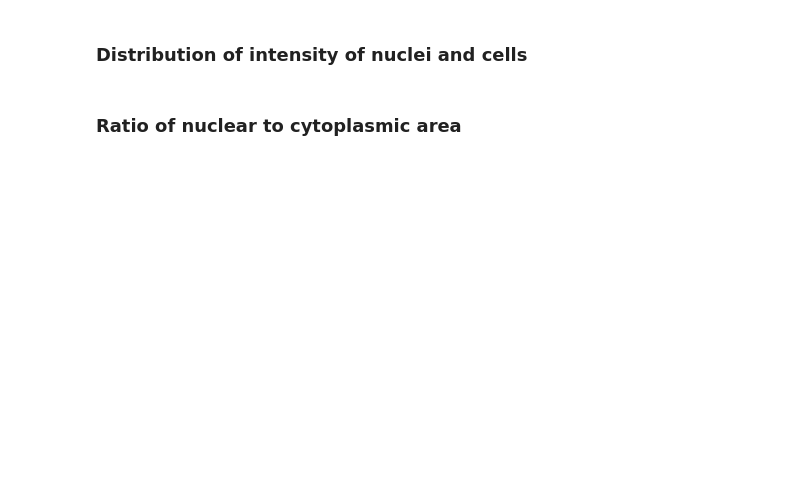
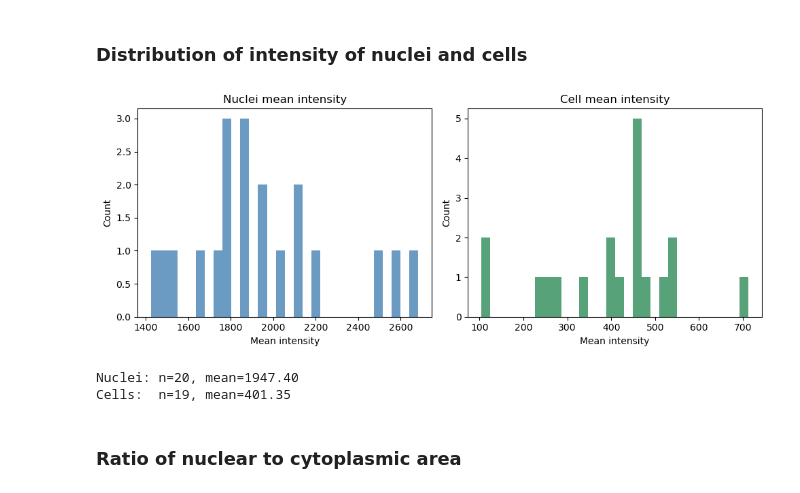
Before and after one commit to m-albert/mnb-image-analysis, a Jupyter notebook: materials/feature_extraction/feature_extraction.ipynb, the cells around one changed output. Drawn from its saved outputs; the diff is of its cells as text; code cells hidden in the pictures; blank space fills up the shorter version.

```diff
--- a/materials/feature_extraction/feature_extraction.ipynb
+++ b/materials/feature_extraction/feature_extraction.ipynb
@@ -551,5 +634,41 @@ Then, once you have managed to get this far, you can start asking yourself what
 # %% [markdown]
 ### Distribution of intensity of nuclei and cells
+# %%
+# Choose available labels
+nuc_labels = masks_c1
+if "masks_c2c1" in globals():
+    cell_labels = masks_c2c1
+elif "masks_c2" in globals():
+    cell_labels = masks_c2
+else:
+    raise RuntimeError("No cell labels found (masks_c2 or masks_c2c1)")
+
+# Collect mean intensities
+nuc_means = [p.intensity_mean for p in regionprops(nuc_labels, intensity_image=img_ch1)]
+cell_means = [p.intensity_mean for p in regionprops(cell_labels, intensity_image=img_ch2)]
+
+# Simple, compact plot
+fig, ax = plt.subplots(1, 2, figsize=(10, 4))
+
+ax[0].hist(nuc_means, bins=30, color="steelblue", alpha=0.8)
+ax[0].set_title("Nuclei mean intensity")
+ax[0].set_xlabel("Mean intensity")
+ax[0].set_ylabel("Count")
+
+ax[1].hist(cell_means, bins=30, color="seagreen", alpha=0.8)
+ax[1].set_title("Cell mean intensity")
+ax[1].set_xlabel("Mean intensity")
+ax[1].set_ylabel("Count")
+
+plt.tight_layout()
+plt.show()
+
+print(f"Nuclei: n={len(nuc_means)}, mean={sum(nuc_means)/len(nuc_means):.2f}")
+print(f"Cells:  n={len(cell_means)}, mean={sum(cell_means)/len(cell_means):.2f}")
+# %% [output]
+[figure, added]
+Nuclei: n=20, mean=1947.40
+Cells:  n=19, mean=401.35
 # %% [markdown]
 ### Ratio of nuclear to cytoplasmic area
 # %%
```
Also changed, not shown: parts of 13 cells of this notebook.
